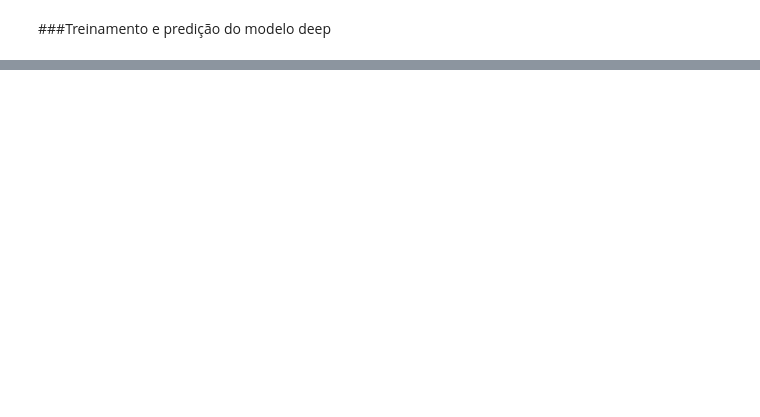
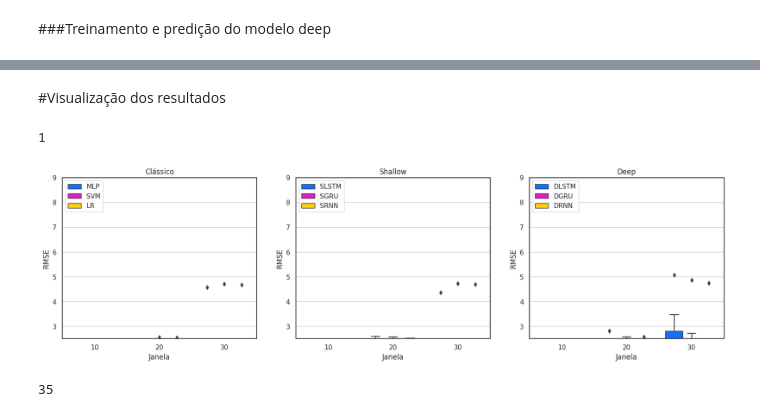
Before and after one commit to allanmattos01/Sefaz, a Jupyter notebook: preprocessing/pre_processamento.ipynb, the cells around one changed output, grey strips where cells are left out. Cells and saved outputs as stored; diff of their text form; code cells hidden in the pictures; blank space fills up the shorter version.

```diff
--- a/preprocessing/pre_processamento.ipynb
+++ b/preprocessing/pre_processamento.ipynb
@@ -698,0 +560,19 @@ data_results_new.groupby(['Modelo']).apply(lambda x: x[x['RMSE'] == x['RMSE'].mi
+# %% [markdown]
+#Visualização dos resultados
+# %%
+fail = int (input())
+# %% [output]
+1
+# %%
+#Paleta de cores do BoxPlot
+colors1 = [
+          (15/255,114/255,255/255,1), # blue
+          (224/255,0/255,193/255,.88), #pink
+          (1.0, 0.807843137254902, 0.0392156862745098, 1), #orange
+          (0.95, 0, 0, 1), #red
+          (0, 0.6666666666666666, 0.6274509803921569, 1), #green
+
+          (0, 0.9764705882352941, 0, 0.5), #
+          (10/255,10/255, 130/255, 1), #(0.4, 0.0, 0.6, 1), # green
+          (0.6, 0/255, 0.4, 0.8)#
+        ]
@@ -698,0 +690,49 @@ data_results_new.groupby(['Modelo']).apply(lambda x: x[x['RMSE'] == x['RMSE'].mi
+# %%
+#Importação e BoxPlot dos melhores modelos
+import matplotlib.patches as mpatches
+sns.set_theme(style="white", palette=None)
+fig = plt.figure(figsize = (20,5),dpi=100)
+axes = gridspec.GridSpec(nrows=1, ncols=3, figure=fig, wspace=0.2, hspace=0.3)
+
+# im = ['a','b','c']
+count=0
+
+for model_type in ["classical", "shallow", "deep"]:
+  best_models = get_best_models(model_type, fail)
+  best_models['Combinação'] = best_models ["Normalização"] +'+'+ best_models ["Modelo"]
+
+  ax = fig.add_subplot(axes[count])
+  ax.grid()
+
+  sns.boxplot(data = best_models, y='RMSE',x='Janela',hue='Modelo', palette = colors1, saturation=1,
+              showmeans=True,meanprops={"marker":".", "markerfacecolor":"black",
+                        "markeredgecolor":"black", "markersize":"10"})
+  # ax.text(-0.05, -0.1, im[count], size=20, weight='bold', transform=ax.transAxes)
+  if model_type == "shallow":
+    ax.set_title("Shallow")
+    labels = ['SLSTM', 'SGRU', 'SRNN']
+  elif model_type == "deep":
+    ax.set_title("Deep")
+    labels = ['DLSTM', 'DGRU', 'DRNN']
+  else:
+    ax.set_title("Clássico")
+    labels = ['MLP', 'SVM', 'LR']
+
+  pop_a = mpatches.Patch(facecolor=colors1[0], label=labels[0], edgecolor=(0.2,0.2,0.2,1))
+  pop_b = mpatches.Patch(facecolor=colors1[1], label=labels[1], edgecolor=(0.2,0.2,0.2,1))
+  pop_c = mpatches.Patch(facecolor=colors1[2], label=labels[2], edgecolor=(0.2,0.2,0.2,1))
+  plt.legend(handles=[pop_a,pop_b,pop_c], loc='upper left', ncol=1)
+
+  # ax.set_ylim(0.1,5.3) #Falha 01
+  # ax.set_ylim(0.5,5.5) #Falha 23
+  # ax.set_ylim(0.6,2.5) #Falha 24
+  ax.set_ylim(2.5,9)   #Falha 35
+
+  count+=1
+# plt.savefig('resultados/fig_results_grid_f'+str(fail)+'.pdf', format="pdf", dpi=1000, bbox_inches="tight")
+# %% [output]
+[figure, added]
+# %%
+fail = int (input())
+# %% [output]
+35
```
Also changed, not shown: parts of 63 cells of this notebook.
